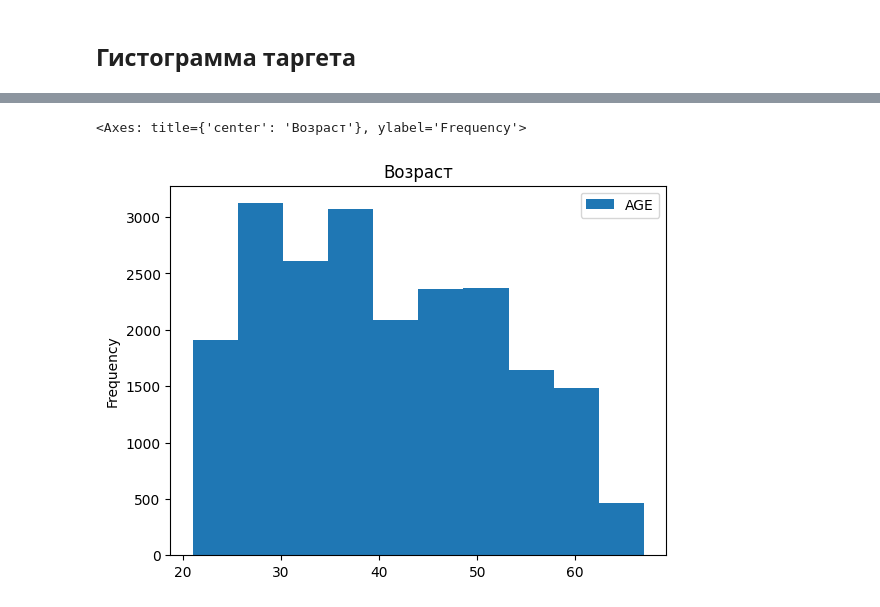
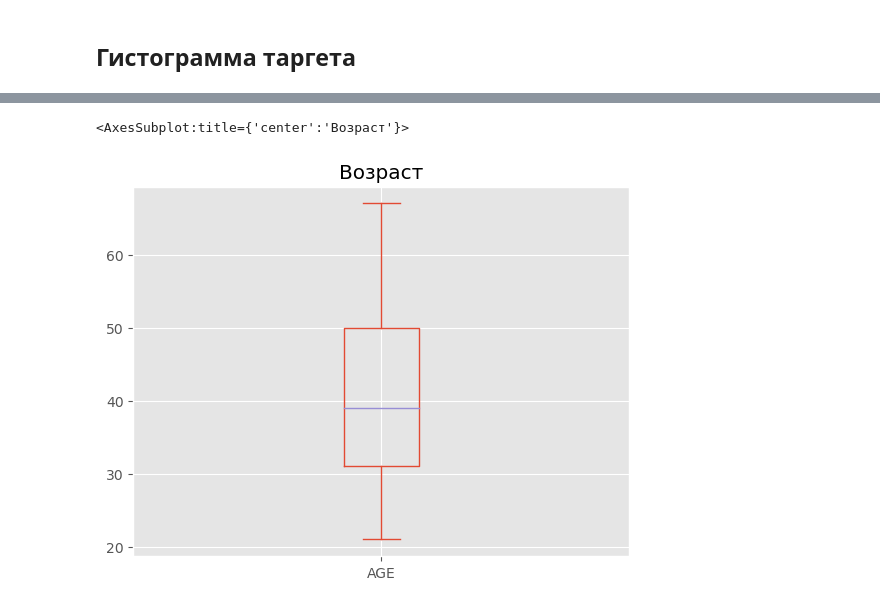
Before and after one commit to sccntr/sthw, a Jupyter notebook: notebooks/eda.ipynb, the cells around one changed output, grey strips where cells are left out. Saved outputs shown, nothing was run; the diff lists cells and outputs as text; code cells hidden in the pictures.

```diff
--- a/notebooks/eda.ipynb
+++ b/notebooks/eda.ipynb
@@ -7,6 +7,11 @@
 # %%
 import os
 import pandas as pd
+
+import matplotlib.pyplot as plt
+import seaborn as sns
+
+plt.style.use('ggplot')
 # %%
 # Путь к папке с файлами CSV
 
@@ -151,5 +166,5 @@ print(round(len(df[df['TARGET'] == 1]) / (len(df) / 100), 2))
 # %%
-df[['AGE']].plot(kind='hist', title='Возраст')
+df['AGE'].plot(kind='box', title='Возраст')
 # %% [output]
-<Axes: title={'center': 'Возраст'}, ylabel='Frequency'>
+<AxesSubplot:title={'center':'Возраст'}>
-[figure, old version]
+[figure, new version]
```
Also changed, not shown: parts of 12 cells of this notebook.
